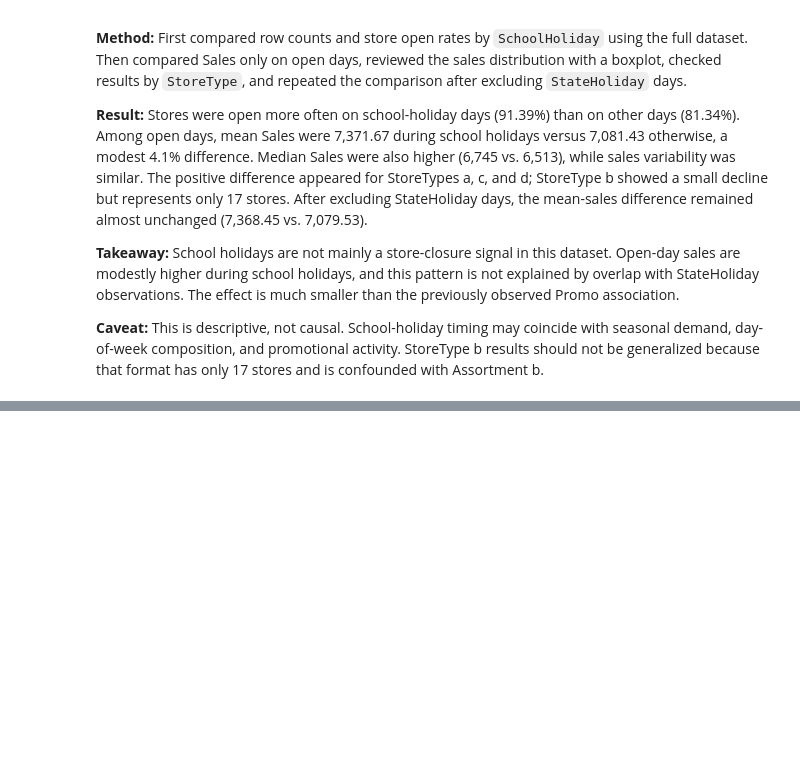
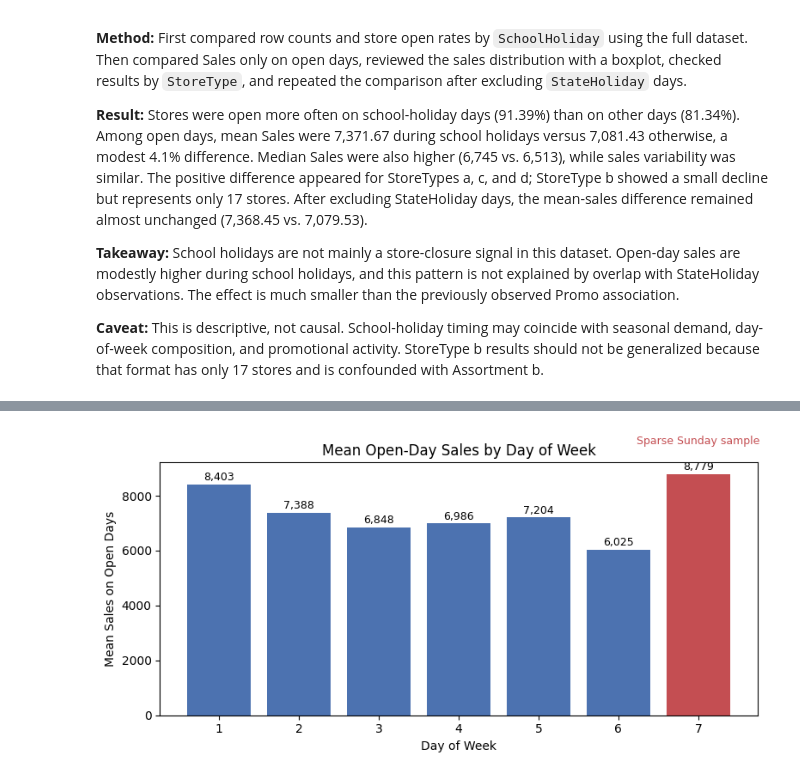
Before and after one commit to Aliraza-Amjad-Shaikh/demand-lens, a Jupyter notebook: notebooks/02_eda.ipynb, the cells around one changed output, grey strips where cells are left out. Cells and saved outputs as stored; diff of their text form; code cells hidden in the pictures; blank space fills up the shorter version.

```diff
--- a/notebooks/02_eda.ipynb
+++ b/notebooks/02_eda.ipynb
@@ -645,0 +708,9 @@ recheck
+# %%
+dow_sales = open_days.groupby('DayOfWeek')['Sales'].agg(
+    mean='mean',
+    median='median',
+    std='std',
+    count='count'
+)
+
+dow_sales
@@ -645,0 +727,38 @@ recheck
+# %%
+colors = ['#4C72B0'] * 6 + ['#C44E52']
+
+fig, ax = plt.subplots(figsize=(8, 4))
+
+bars = ax.bar(
+    dow_sales.index,
+    dow_sales['mean'],
+    color=colors
+)
+
+ax.set_xlabel('Day of Week')
+ax.set_ylabel('Mean Sales on Open Days')
+ax.set_title('Mean Open-Day Sales by Day of Week')
+ax.set_xticks(range(1, 8))
+
+for bar, value in zip(bars, dow_sales['mean']):
+    ax.text(
+        bar.get_x() + bar.get_width() / 2,
+        value + 150,
+        f'{value:,.0f}',
+        ha='center',
+        fontsize=9
+    )
+
+ax.text(
+    7,
+    dow_sales.loc[7, 'mean'] + 1100,
+    'Sparse Sunday sample',
+    ha='center',
+    color='#C44E52',
+    fontsize=9
+)
+
+plt.tight_layout()
+plt.show()
+# %% [output]
+[figure, added]
```
Also changed, not shown: parts of 9 cells of this notebook.
